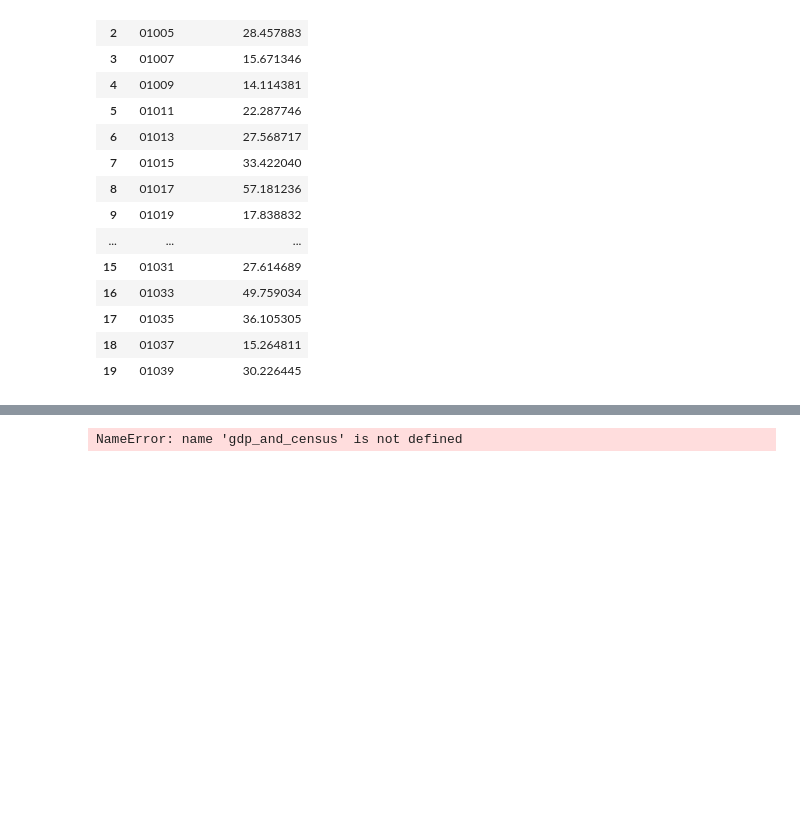
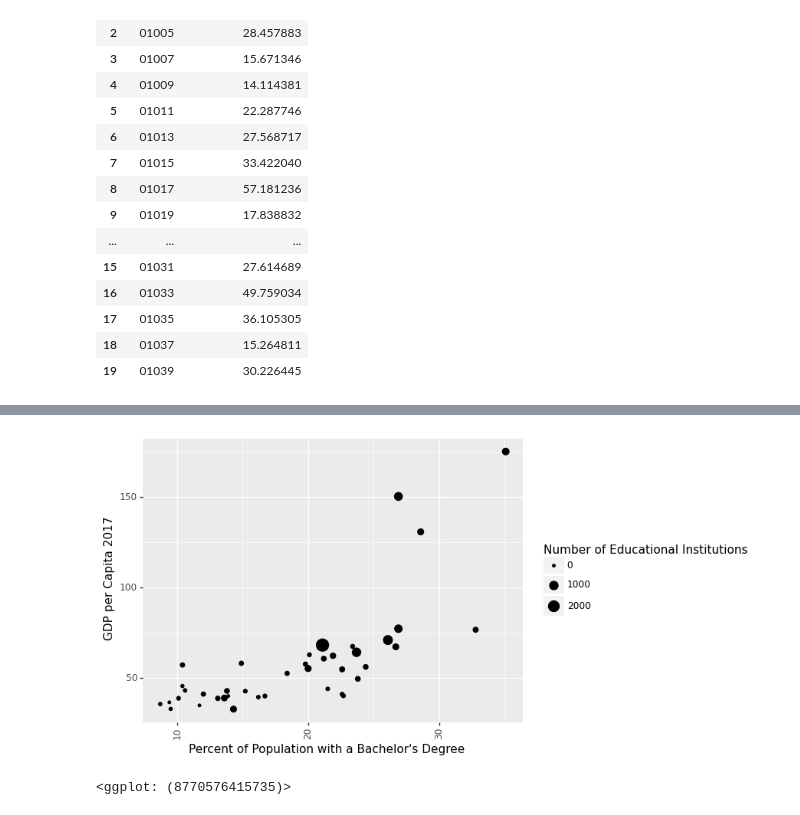
Before and after one commit to leomassoc/LSE-DS105L-Data-Detectives, a Jupyter notebook: notebooks/NB2 Education and Salary - a first overview.ipynb, the cells around one changed output, grey strips where cells are left out. Saved outputs shown, nothing was run; the diff lists cells and outputs as text; code cells hidden in the pictures; blank space fills up the shorter version.

```diff
--- a/notebooks/NB2 Education and Salary - a first overview.ipynb
+++ b/notebooks/NB2 Education and Salary - a first overview.ipynb
@@ -355,6 +259,7 @@ merged_gdp.head(20)
 # %%
 # Create a scatterplot of the data with on the x-axis the percent of population with a Bachelor's Degree and on the y-axis the GDP per capita, the size of the bubbles is the number of educational institutions using plotnine
 from plotnine import *
-(ggplot(gdp_and_census, aes(x='Percent of Population with a Bachelor\'s Degree', y='GDP per Capita 2017', size='Number of Educational Institutions')) + geom_point() + theme(axis_text_x=element_text(angle=90)))
+(ggplot(merged_gdp, aes(x='Percent of Population with a Bachelor\'s Degree', y='GDP per Capita 2017', size='Number of Educational Institutions')) + geom_point() + theme(axis_text_x=element_text(angle=90)))
 # %% [output]
+[figure, added]
-NameError: name 'gdp_and_census' is not defined
+<ggplot: (8770576415735)>
```
Also changed, not shown: parts of 15 cells of this notebook, 11 other files.
